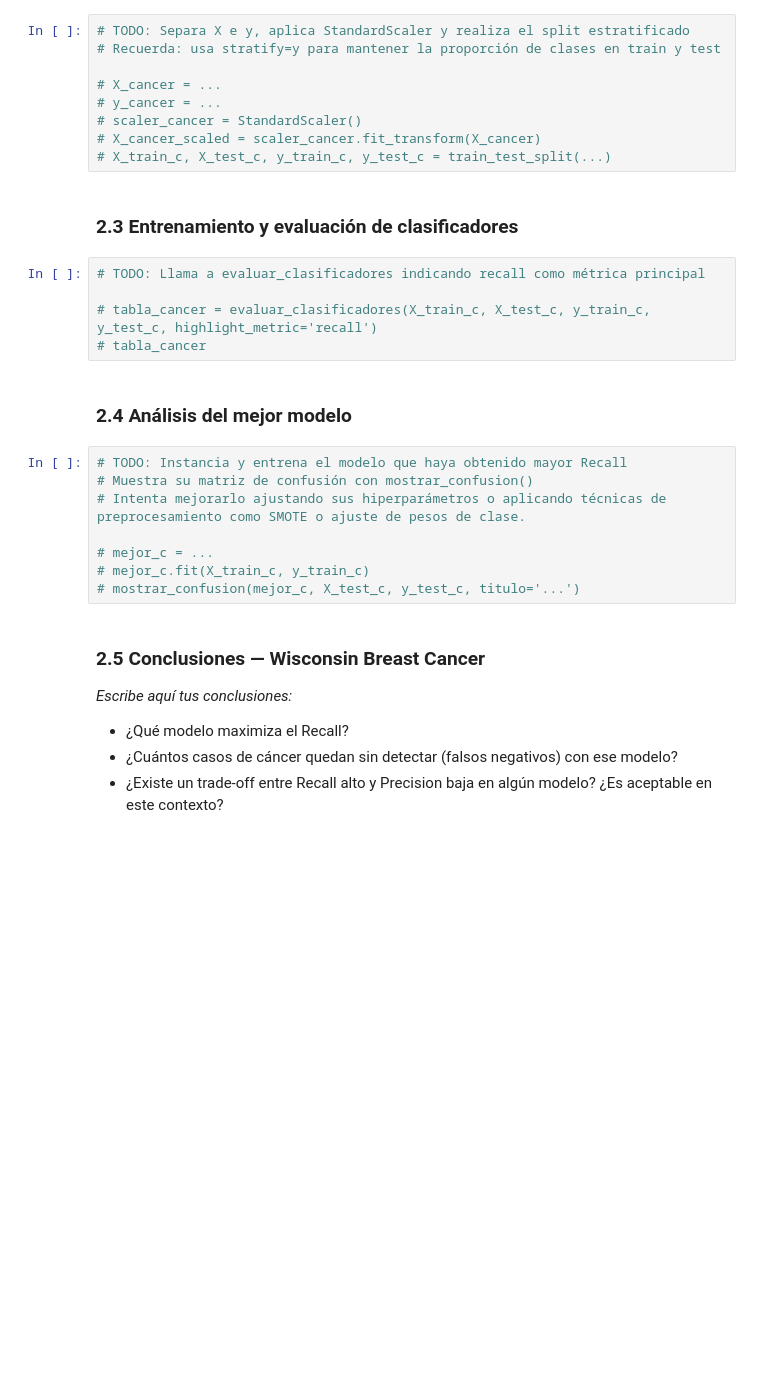
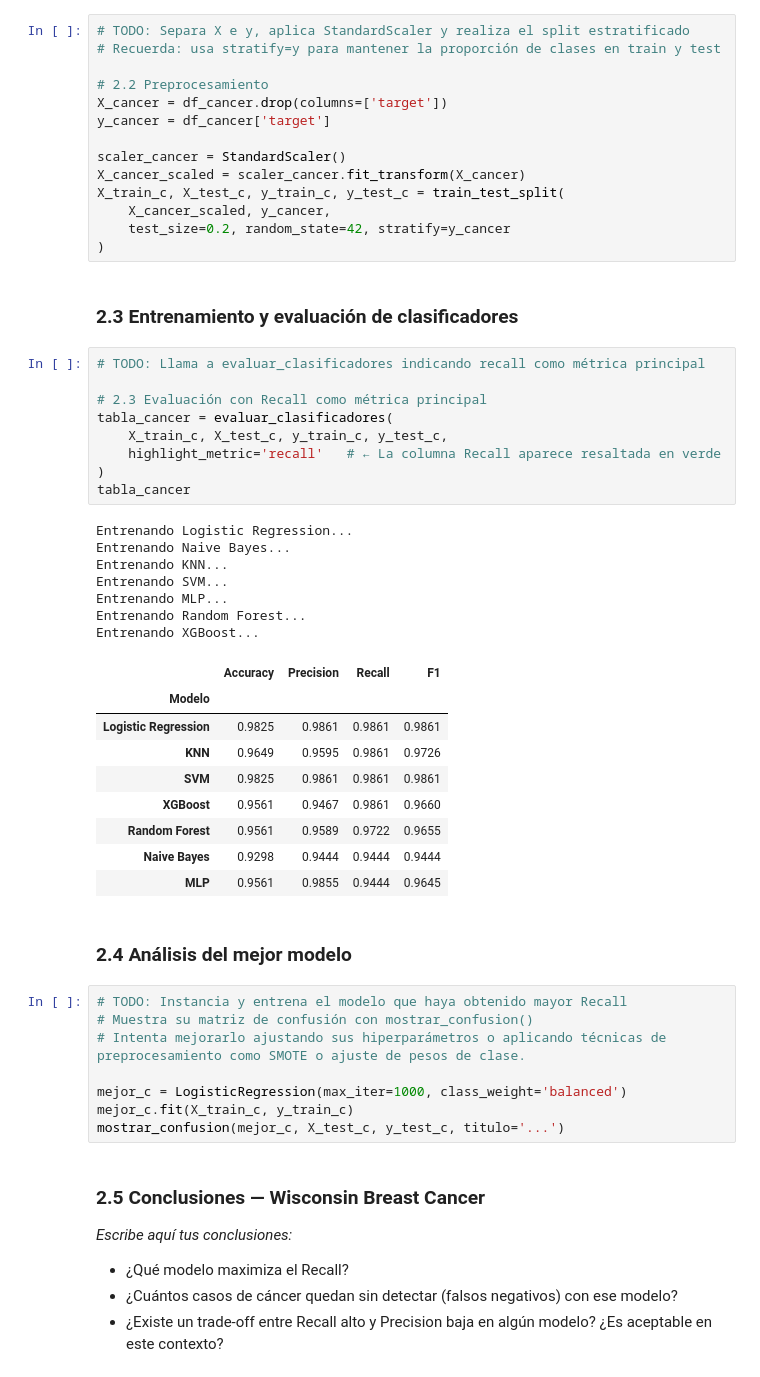
Before and after one commit to rafaelhh04/IC, a Jupyter notebook: Practica5/notebook_13_clasificadores.ipynb, the cells around one changed output. Saved outputs shown, nothing was run; the diff lists cells and outputs as text; blank space fills up the shorter version.

```diff
--- a/Practica5/notebook_13_clasificadores.ipynb
+++ b/Practica5/notebook_13_clasificadores.ipynb
@@ -261,18 +336,44 @@ df_cancer.head(3)
 # TODO: Separa X e y, aplica StandardScaler y realiza el split estratificado
 # Recuerda: usa stratify=y para mantener la proporción de clases en train y test
 
-# X_cancer = ...
-# y_cancer = ...
-# scaler_cancer = StandardScaler()
-# X_cancer_scaled = scaler_cancer.fit_transform(X_cancer)
-# X_train_c, X_test_c, y_train_c, y_test_c = train_test_split(...)
+# 2.2 Preprocesamiento
+X_cancer = df_cancer.drop(columns=['target'])
+y_cancer = df_cancer['target']
+
+scaler_cancer = StandardScaler()
+X_cancer_scaled = scaler_cancer.fit_transform(X_cancer)
+X_train_c, X_test_c, y_train_c, y_test_c = train_test_split(
+    X_cancer_scaled, y_cancer,
+    test_size=0.2, random_state=42, stratify=y_cancer
+)
 # %% [markdown]
 ### 2.3 Entrenamiento y evaluación de clasificadores
 # %%
 # TODO: Llama a evaluar_clasificadores indicando recall como métrica principal
 
-# tabla_cancer = evaluar_clasificadores(X_train_c, X_test_c, y_train_c, y_test_c, highlight_metric='recall')
-# tabla_cancer
+# 2.3 Evaluación con Recall como métrica principal
+tabla_cancer = evaluar_clasificadores(
+    X_train_c, X_test_c, y_train_c, y_test_c,
+    highlight_metric='recall'   # ← La columna Recall aparece resaltada en verde
+)
+tabla_cancer
+# %% [output]
+Entrenando Logistic Regression...
+Entrenando Naive Bayes...
+Entrenando KNN...
+Entrenando SVM...
+Entrenando MLP...
+Entrenando Random Forest...
+Entrenando XGBoost...
+|  | Accuracy | Precision | Recall | F1 |
+| Modelo |  |  |  |  |
+| Logistic Regression | 0.9825 | 0.9861 | 0.9861 | 0.9861 |
+| KNN | 0.9649 | 0.9595 | 0.9861 | 0.9726 |
+| SVM | 0.9825 | 0.9861 | 0.9861 | 0.9861 |
+| XGBoost | 0.9561 | 0.9467 | 0.9861 | 0.9660 |
+| Random Forest | 0.9561 | 0.9589 | 0.9722 | 0.9655 |
+| Naive Bayes | 0.9298 | 0.9444 | 0.9444 | 0.9444 |
+| MLP | 0.9561 | 0.9855 | 0.9444 | 0.9645 |
 # %% [markdown]
 ### 2.4 Análisis del mejor modelo
 # %%
@@ -280,9 +381,9 @@ df_cancer.head(3)
 # Muestra su matriz de confusión con mostrar_confusion()
 # Intenta mejorarlo ajustando sus hiperparámetros o aplicando técnicas de preprocesamiento como SMOTE o ajuste de pesos de clase.
 
-# mejor_c = ...
-# mejor_c.fit(X_train_c, y_train_c)
-# mostrar_confusion(mejor_c, X_test_c, y_test_c, titulo='...')
+mejor_c = LogisticRegression(max_iter=1000, class_weight='balanced')
+mejor_c.fit(X_train_c, y_train_c)
+mostrar_confusion(mejor_c, X_test_c, y_test_c, titulo='...')
 # %% [markdown]
 ### 2.5 Conclusiones — Wisconsin Breast Cancer
 
```
Also changed, not shown: parts of 15 cells of this notebook, 4 other files.
